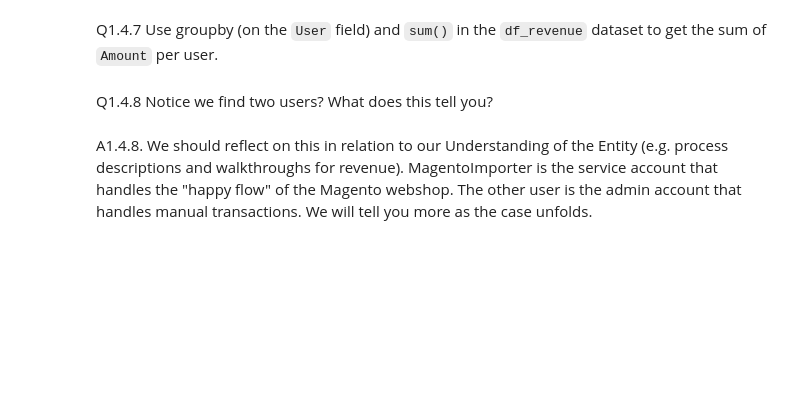
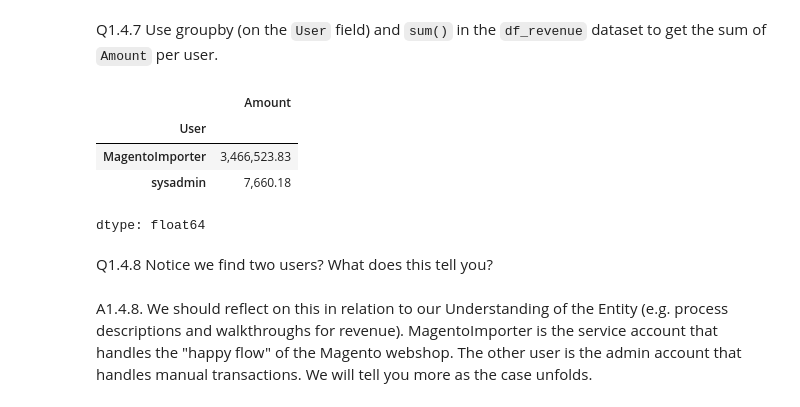
Before and after one commit to Louren/dsa-practica, a Jupyter notebook: Notebooks/1b_answers.ipynb, the cells around one changed output. Drawn from its saved outputs; the diff is of its cells as text; code cells hidden in the pictures; blank space fills up the shorter version.

```diff
--- a/Notebooks/1b_answers.ipynb
+++ b/Notebooks/1b_answers.ipynb
@@ -259,7 +330,13 @@ Q1.4.7 Use groupby (on the `User` field) and `sum()` in the `df_revenue` dataset
 # %%
 # A1.4.7
 # Groupby, sum and make sure no scientific notation is used
-df_revenue.groupby('User')['Amount'].sum().apply(lambda x: '%.0f' % x).reset_index()
+df_revenue.groupby('User')['Amount'].sum()
+# %% [output]
+|  | Amount |
+| User |  |
+| MagentoImporter | 3,466,523.83 |
+| sysadmin | 7,660.18 |
+dtype: float64
 # %% [markdown]
 Q1.4.8 Notice we find two users? What does this tell you?
 # %% [markdown]
```
Also changed, not shown: parts of 52 cells of this notebook, 1 other file.
